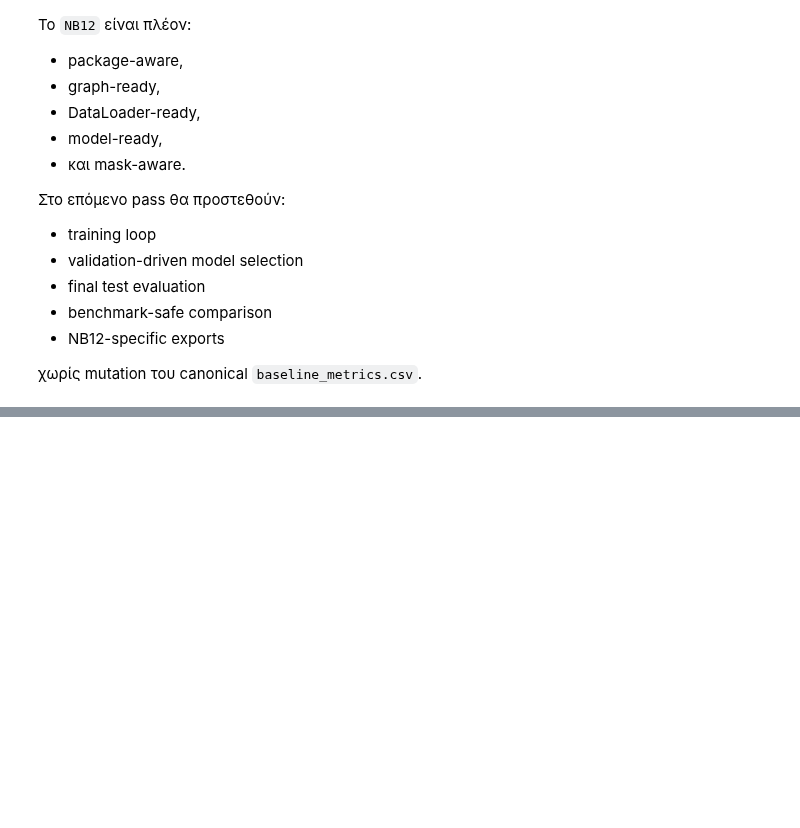
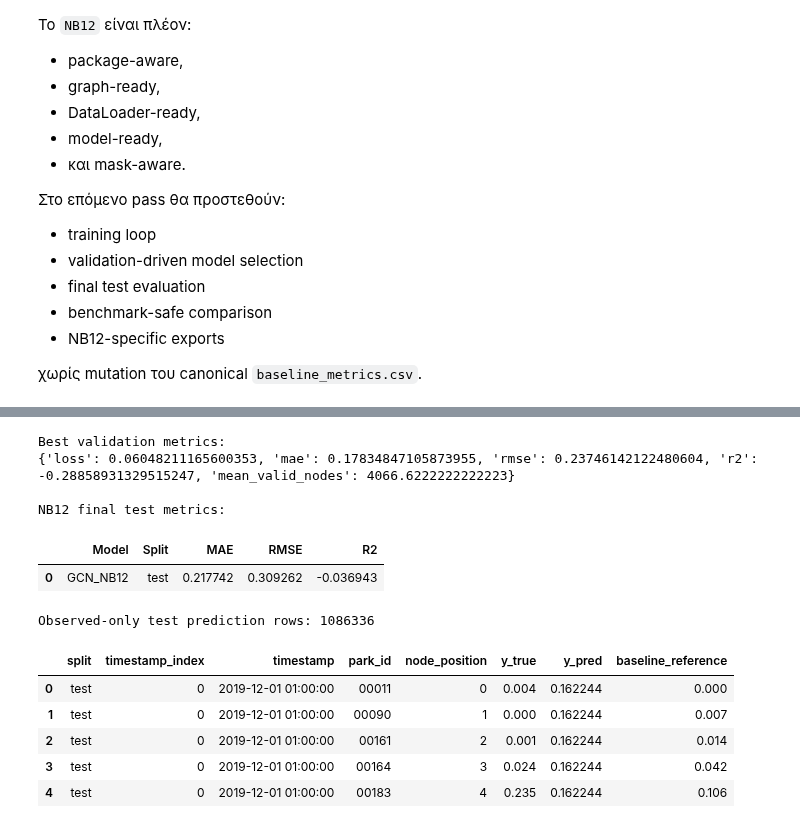
Before and after one commit to Dionysis33/WindPower_DigitalTwin, a Jupyter notebook: notebooks/12_first_graph_based_forecasting_baseline.ipynb, the cells around one changed output, grey strips where cells are left out. Drawn from its saved outputs; the diff is of its cells as text; code cells hidden in the pictures; blank space fills up the shorter version.

```diff
--- a/notebooks/12_first_graph_based_forecasting_baseline.ipynb
+++ b/notebooks/12_first_graph_based_forecasting_baseline.ipynb
@@ -939,0 +1754,58 @@ Initial masked RMSE: 2558.939697265625
+# %%
+# ============================================================
+# Final validation/test evaluation
+# ============================================================
+
+best_val_metrics = run_eval_epoch(
+    model=model,
+    loader=val_loader,
+    device=DEVICE,
+)
+
+test_predictions_df = collect_observed_predictions(
+    model=model,
+    loader=test_loader,
+    dataset=test_dataset,
+    split_name="test",
+    device=DEVICE,
+)
+
+nb12_test_metrics = compute_regression_metrics(
+    y_true=test_predictions_df["y_true"].to_numpy(),
+    y_pred=test_predictions_df["y_pred"].to_numpy(),
+)
+
+nb12_test_metrics_df = pd.DataFrame(
+    [
+        {
+            "Model": "GCN_NB12",
+            "Split": "test",
+            "MAE": nb12_test_metrics["MAE"],
+            "RMSE": nb12_test_metrics["RMSE"],
+            "R2": nb12_test_metrics["R2"],
+        }
+    ]
+)
+
+print("Best validation metrics:")
+print(best_val_metrics)
+
+print("\nNB12 final test metrics:")
+display(nb12_test_metrics_df)
+
+print("\nObserved-only test prediction rows:", len(test_predictions_df))
+display(test_predictions_df.head())
+# %% [output]
+Best validation metrics:
+{'loss': 0.06048211165600353, 'mae': 0.17834847105873955, 'rmse': 0.23746142122480604, 'r2': -0.28858931329515247, 'mean_valid_nodes': 4066.6222222222223}
+
+NB12 final test metrics:
+|  | Model | Split | MAE | RMSE | R2 |
+| 0 | GCN_NB12 | test | 0.217742 | 0.309262 | -0.036943 |
+Observed-only test prediction rows: 1086336
+|  | split | timestamp_index | timestamp | park_id | node_position | y_true | y_pred | baseline_reference |
+| 0 | test | 0 | 2019-12-01 01:00:00 | 00011 | 0 | 0.004 | 0.162244 | 0.000 |
+| 1 | test | 0 | 2019-12-01 01:00:00 | 00090 | 1 | 0.000 | 0.162244 | 0.007 |
+| 2 | test | 0 | 2019-12-01 01:00:00 | 00161 | 2 | 0.001 | 0.162244 | 0.014 |
+| 3 | test | 0 | 2019-12-01 01:00:00 | 00164 | 3 | 0.024 | 0.162244 | 0.042 |
+| 4 | test | 0 | 2019-12-01 01:00:00 | 00183 | 4 | 0.235 | 0.162244 | 0.106 |
```
Also changed, not shown: parts of 27 cells of this notebook.
